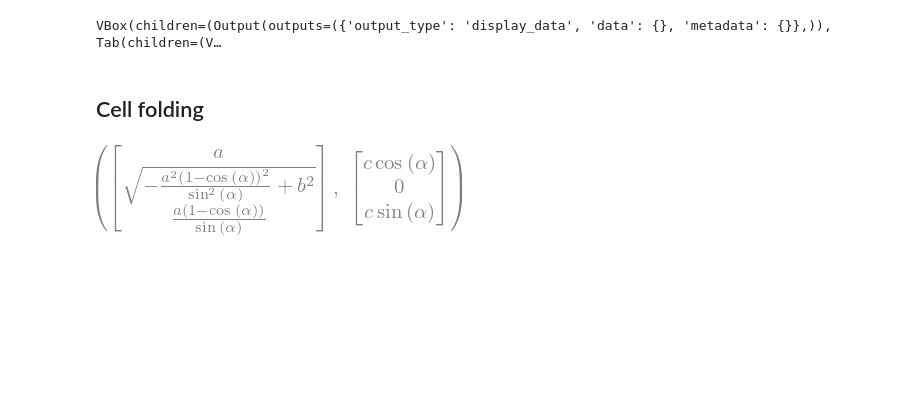
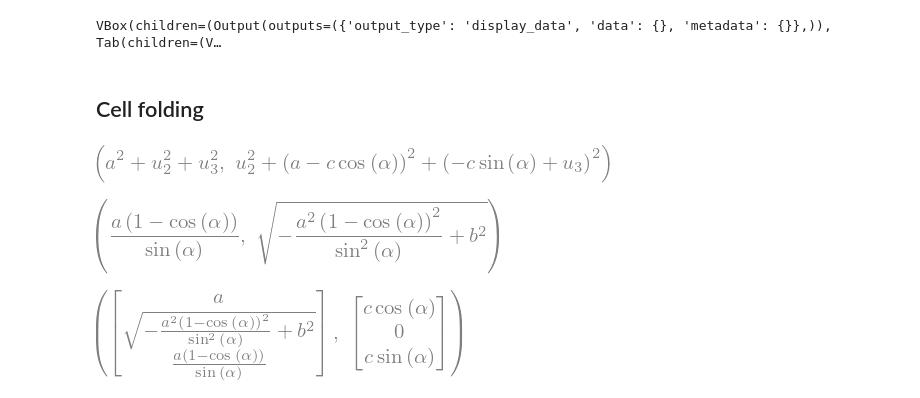
Before and after one commit to bmcs-group/bmcs_shell, a Jupyter notebook: bmcs_shell/folding/wb_cell.ipynb, the cells around one changed output. Drawn from its saved outputs; the diff is of its cells as text; code cells hidden in the pictures; blank space fills up the shorter version.

```diff
--- a/bmcs_shell/folding/waterbomb_cell.ipynb
+++ b/bmcs_shell/folding/wb_cell.ipynb
@@ -21,24 +21,30 @@ VBox(children=(Output(outputs=({'output_type': 'display_data', 'data': {}, 'meta
 # %%
 a, b, c = sp.symbols('a, b, c', positive=True)
 u_2, u_3 = sp.symbols('u_2, u_3', positive=True)
 alpha = sp.symbols('alpha', positive=True)
 
 U0_a = sp.Matrix([a, b, 0])
 W0_a = sp.Matrix([c, 0, 0])
 UW0_a = W0_a - U0_a
 L2_U_0 = (U0_a.T * U0_a)[0]
 L2_UW_0 = (UW0_a.T * UW0_a)[0]
 
 U1_a = sp.Matrix([a, u_2, u_3])
 W1_a = sp.Matrix([c * sp.cos(alpha), 0, c * sp.sin(alpha)])
 UW1_a = U1_a - W1_a
 L2_U_1 = (U1_a.T * U1_a)[0]
 L2_UW_1 = (UW1_a.T * UW1_a)[0]
-
-u2_sol = sp.solve(L2_U_1 - L2_U_0, u_2)[0]
-u3_sol = sp.solve((L2_UW_1 - L2_UW_0).subs(u_2, u2_sol), u_3)[0]
-u_3_ = u3_sol
-u_2_ = u2_sol.subs(u_3, u3_sol)
+L2_U_1, L2_UW_1
+# %% [output]
+[figure, added]
+# %%
+u2_sol = sp.solve(L2_U_1 - L2_U_0, u_2)[0]
+u3_sol = sp.solve((L2_UW_1 - L2_UW_0).subs(u_2, u2_sol), u_3)[0]
+u_3_ = u3_sol
+u_2_ = u2_sol.subs(u_3, u3_sol)
+u_3_, u_2_
+# %% [output]
+[figure, added]
 # %%
 U_pp_a = U1_a.subs({u_2: u_2_, u_3: u_3_})
 U_mm_a = sp.Matrix([-U_pp_a[0], -U_pp_a[1], U_pp_a[2]])
```
Also changed, not shown: parts of 3 cells of this notebook, 13 other files.
